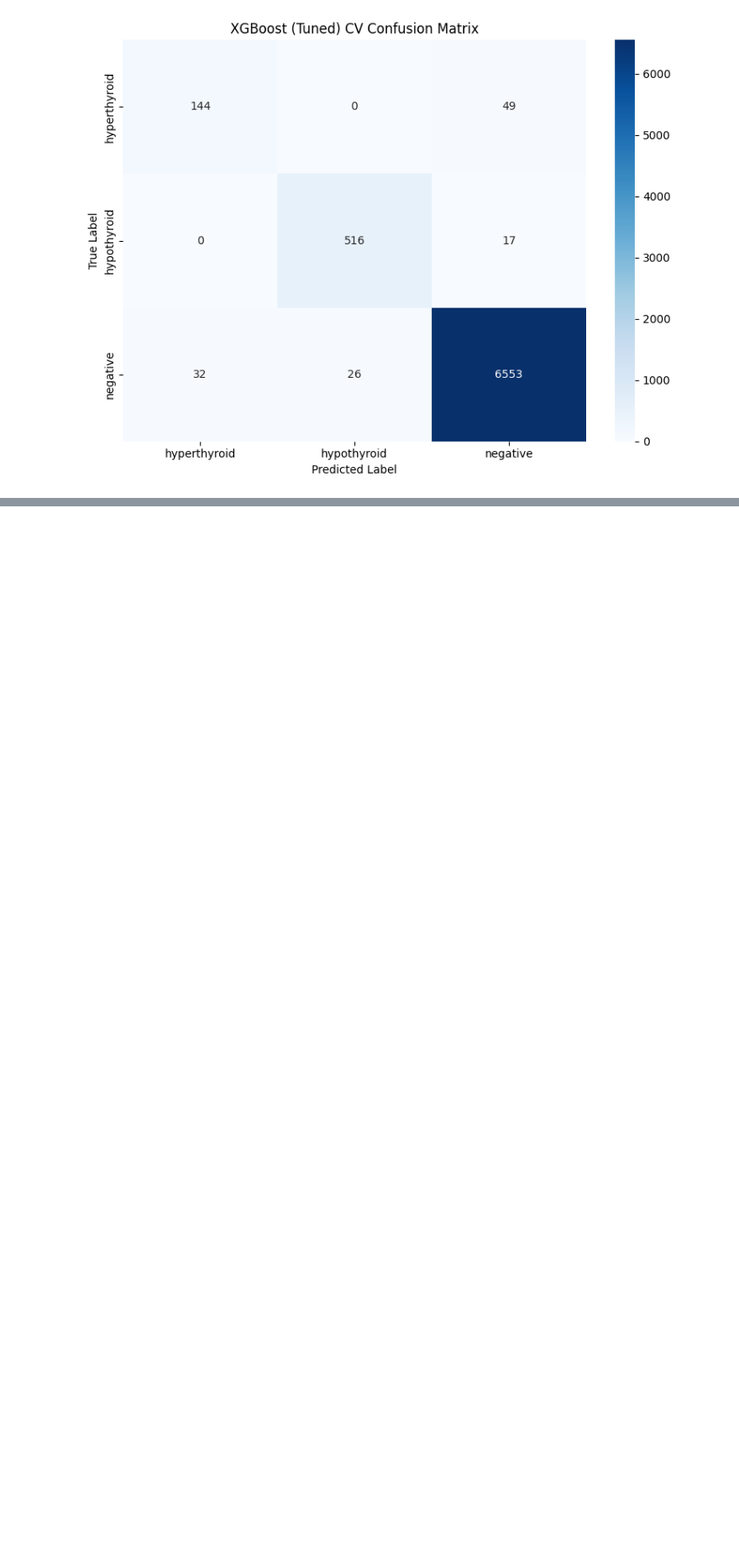
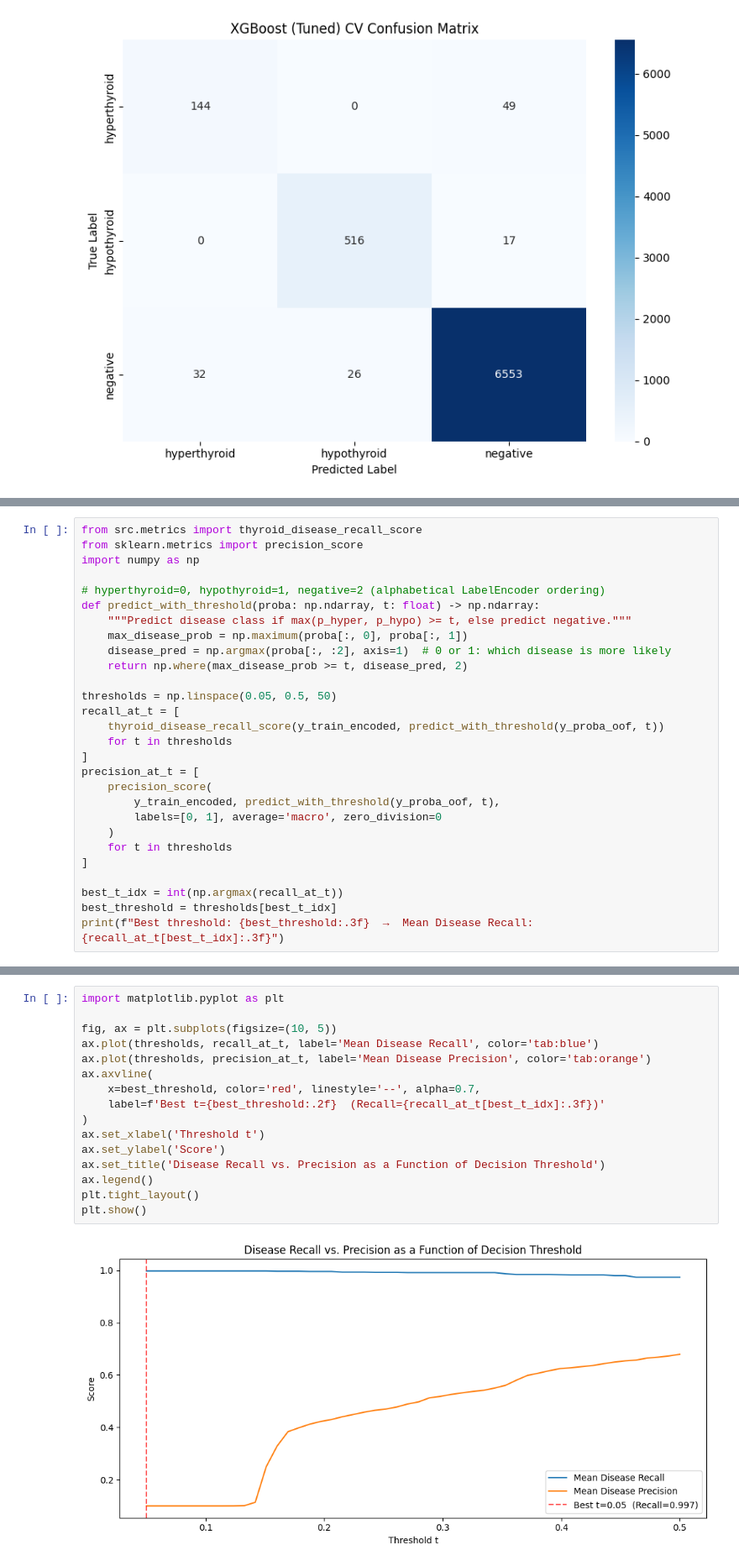
Before and after one commit to avidaldo/thyroid, a Jupyter notebook: 04_xgboost.ipynb, the cells around one changed output, grey strips where cells are left out. Shown at 84% size. Cells and saved outputs as stored; diff of their text form; blank space fills up the shorter version.

```diff
--- a/04_xgboost.ipynb
+++ b/04_xgboost.ipynb
@@ -197,0 +315,28 @@ plt.show()
+# %%
+from src.metrics import thyroid_disease_recall_score
+from sklearn.metrics import precision_score
+import numpy as np
+
+# hyperthyroid=0, hypothyroid=1, negative=2 (alphabetical LabelEncoder ordering)
+def predict_with_threshold(proba: np.ndarray, t: float) -> np.ndarray:
+    """Predict disease class if max(p_hyper, p_hypo) >= t, else predict negative."""
+    max_disease_prob = np.maximum(proba[:, 0], proba[:, 1])
+    disease_pred = np.argmax(proba[:, :2], axis=1)  # 0 or 1: which disease is more likely
+    return np.where(max_disease_prob >= t, disease_pred, 2)
+
+thresholds = np.linspace(0.05, 0.5, 50)
+recall_at_t = [
+    thyroid_disease_recall_score(y_train_encoded, predict_with_threshold(y_proba_oof, t))
+    for t in thresholds
+]
+precision_at_t = [
+    precision_score(
+        y_train_encoded, predict_with_threshold(y_proba_oof, t),
+        labels=[0, 1], average='macro', zero_division=0
+    )
+    for t in thresholds
+]
+
+best_t_idx = int(np.argmax(recall_at_t))
+best_threshold = thresholds[best_t_idx]
+print(f"Best threshold: {best_threshold:.3f}  →  Mean Disease Recall: {recall_at_t[best_t_idx]:.3f}")
@@ -197,0 +345,18 @@ plt.show()
+# %%
+import matplotlib.pyplot as plt
+
+fig, ax = plt.subplots(figsize=(10, 5))
+ax.plot(thresholds, recall_at_t, label='Mean Disease Recall', color='tab:blue')
+ax.plot(thresholds, precision_at_t, label='Mean Disease Precision', color='tab:orange')
+ax.axvline(
+    x=best_threshold, color='red', linestyle='--', alpha=0.7,
+    label=f'Best t={best_threshold:.2f}  (Recall={recall_at_t[best_t_idx]:.3f})'
+)
+ax.set_xlabel('Threshold t')
+ax.set_ylabel('Score')
+ax.set_title('Disease Recall vs. Precision as a Function of Decision Threshold')
+ax.legend()
+plt.tight_layout()
+plt.show()
+# %% [output]
+[figure, added]
```
Also changed, not shown: parts of 18 cells of this notebook, 1 other file.
